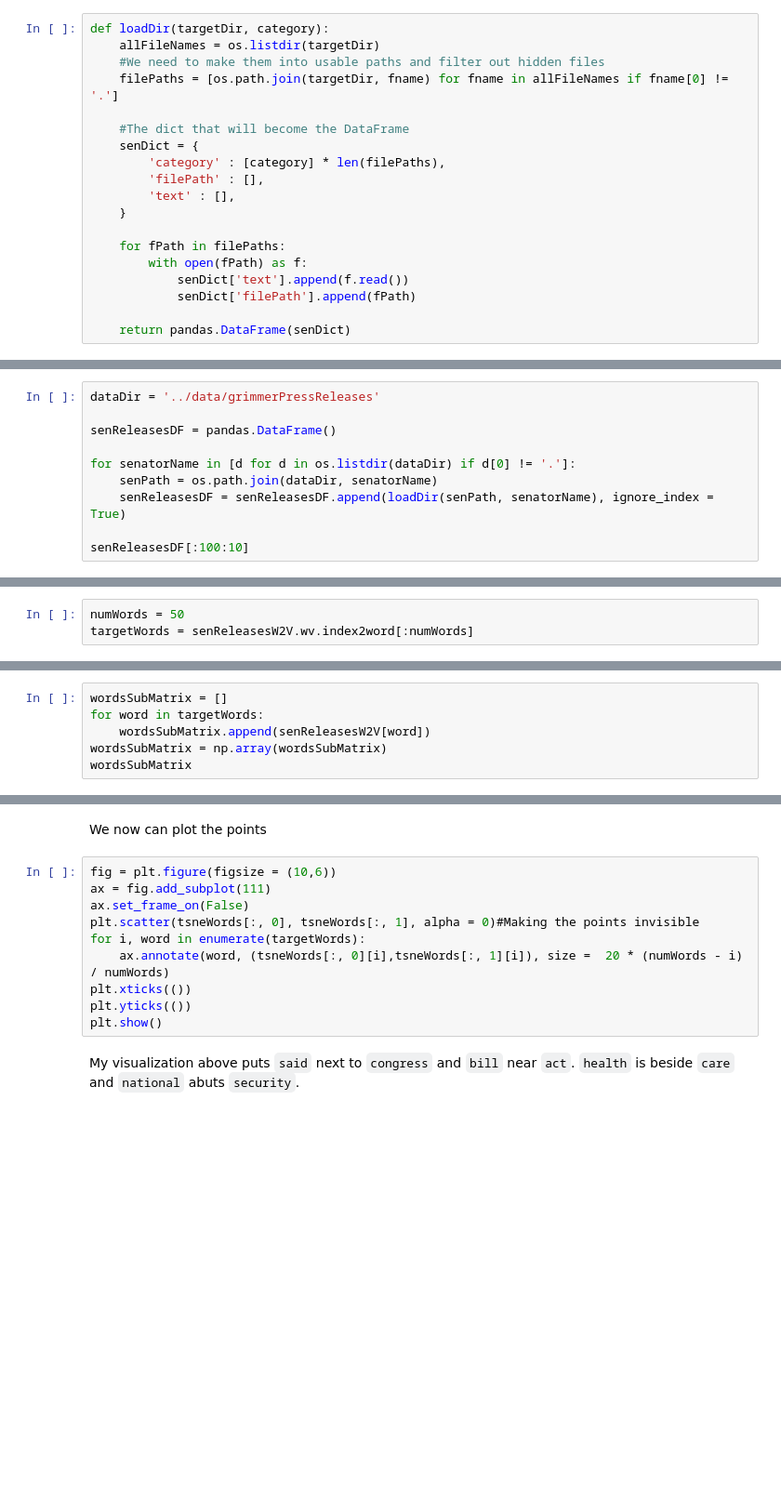
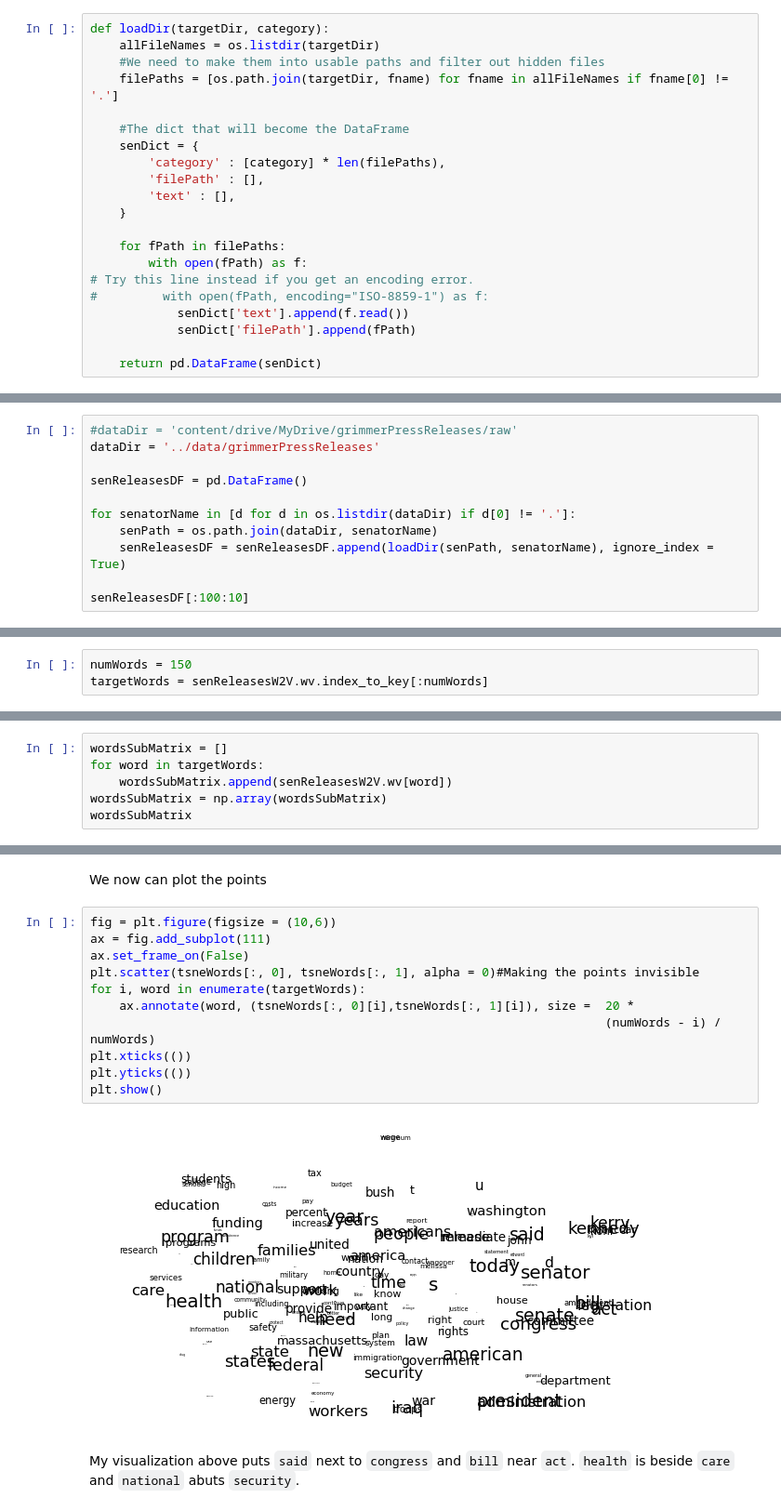
Before and after one commit to sudhamshow/MACS-60000, a Jupyter notebook: assignments/4-Word-Embeddings.ipynb, the cells around one changed output, grey strips where cells are left out. Shown at 93% size. Cells and saved outputs as stored; diff of their text form; blank space fills up the shorter version.

```diff
--- a/assignments/4-Word-Embeddings.ipynb
+++ b/assignments/4-Word-Embeddings.ipynb
@@ -65,7 +68,9 @@ def loadDir(targetDir, category):
 
     for fPath in filePaths:
         with open(fPath) as f:
+# Try this line instead if you get an encoding error.
+#         with open(fPath, encoding="ISO-8859-1") as f:
             senDict['text'].append(f.read())
             senDict['filePath'].append(fPath)
 
-    return pandas.DataFrame(senDict)
+    return pd.DataFrame(senDict)
@@ -74,7 +79,8 @@ Now we can use the function in all the directories in `data/grimmerPressReleases
 # %%
+#dataDir = 'content/drive/MyDrive/grimmerPressReleases/raw'
 dataDir = '../data/grimmerPressReleases'
 
-senReleasesDF = pandas.DataFrame()
+senReleasesDF = pd.DataFrame()
 
 for senatorName in [d for d in os.listdir(dataDir) if d[0] != '.']:
     senPath = os.path.join(dataDir, senatorName)
@@ -162,13 +223,13 @@ senReleasesW2V.save("senpressreleasesWORD2Vec")
 # %% [markdown]
 We can also use dimension reduction to visulize the vectors. We will start by selecting a subset we want to plot. Let's look at the top words from the set:
 # %%
-numWords = 50
-targetWords = senReleasesW2V.wv.index2word[:numWords]
+numWords = 150
+targetWords = senReleasesW2V.wv.index_to_key[:numWords]
 # %% [markdown]
 We can then extract their vectors and create our own smaller matrix that preserved the distances from the original:
 # %%
 wordsSubMatrix = []
 for word in targetWords:
-    wordsSubMatrix.append(senReleasesW2V[word])
+    wordsSubMatrix.append(senReleasesW2V.wv[word])
 wordsSubMatrix = np.array(wordsSubMatrix)
 wordsSubMatrix
@@ -184,12 +259,15 @@ We now can plot the points
 # %%
 fig = plt.figure(figsize = (10,6))
 ax = fig.add_subplot(111)
 ax.set_frame_on(False)
 plt.scatter(tsneWords[:, 0], tsneWords[:, 1], alpha = 0)#Making the points invisible
 for i, word in enumerate(targetWords):
-    ax.annotate(word, (tsneWords[:, 0][i],tsneWords[:, 1][i]), size =  20 * (numWords - i) / numWords)
+    ax.annotate(word, (tsneWords[:, 0][i],tsneWords[:, 1][i]), size =  20 *
+                                                                       (numWords - i) / numWords)
 plt.xticks(())
 plt.yticks(())
 plt.show()
+# %% [output]
+[figure, added]
 # %% [markdown]
 My visualization above puts ``said`` next to ``congress`` and ``bill`` near ``act``. ``health`` is beside ``care`` and ``national`` abuts ``security``.
```
Also changed, not shown: parts of 90 cells of this notebook, 1 other file.
